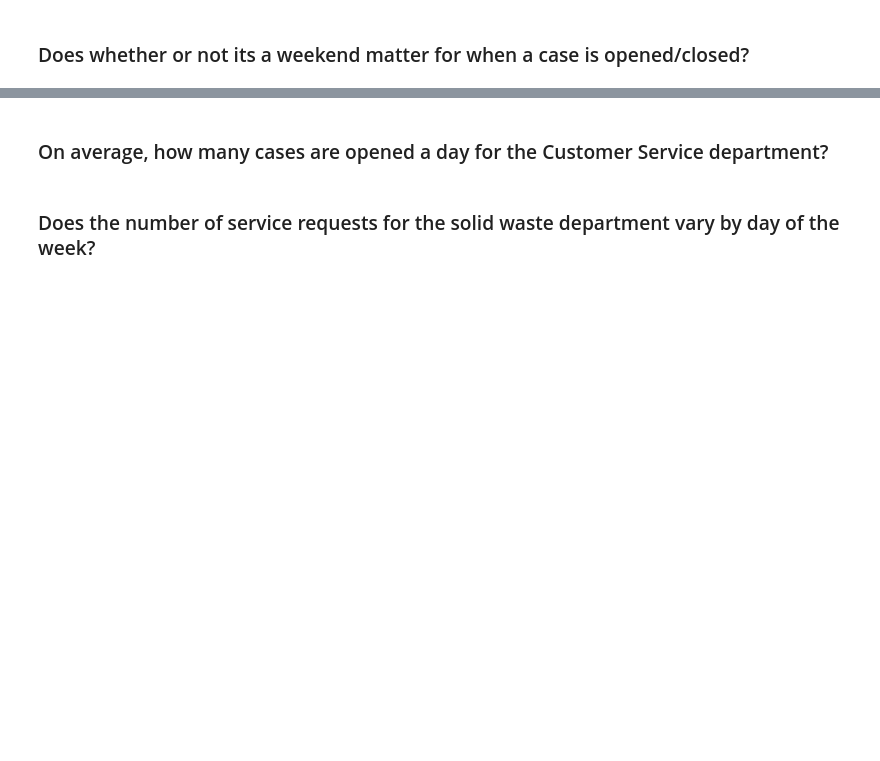
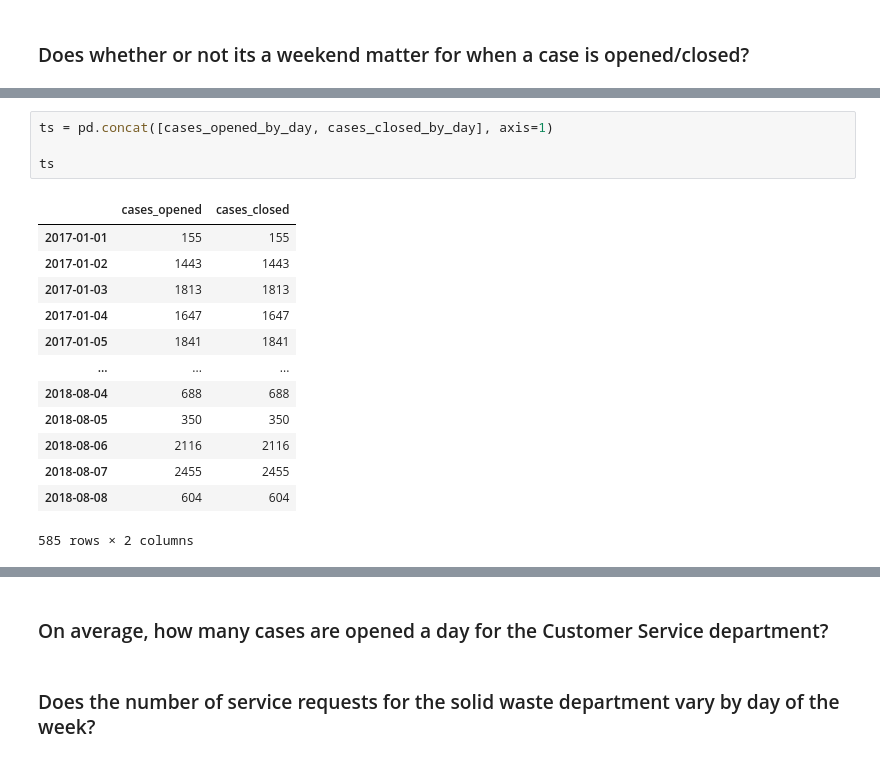
Before and after one commit to SamuelD-Data/spark-exercises, a Jupyter notebook: explore.ipynb, the cells around one changed output, grey strips where cells are left out. Saved outputs shown, nothing was run; the diff lists cells and outputs as text; blank space fills up the shorter version.

```diff
--- a/explore.ipynb
+++ b/explore.ipynb
@@ -323,0 +384,18 @@ Text(0.5, 0, 'Number of Service Requests')
+# %%
+ts = pd.concat([cases_opened_by_day, cases_closed_by_day], axis=1)
+
+ts
+# %% [output]
+|  | cases_opened | cases_closed |
+| 2017-01-01 | 155 | 155 |
+| 2017-01-02 | 1443 | 1443 |
+| 2017-01-03 | 1813 | 1813 |
+| 2017-01-04 | 1647 | 1647 |
+| 2017-01-05 | 1841 | 1841 |
+| ... | ... | ... |
+| 2018-08-04 | 688 | 688 |
+| 2018-08-05 | 350 | 350 |
+| 2018-08-06 | 2116 | 2116 |
+| 2018-08-07 | 2455 | 2455 |
+| 2018-08-08 | 604 | 604 |
+585 rows × 2 columns
```
Also changed, not shown: parts of 5 cells of this notebook.
